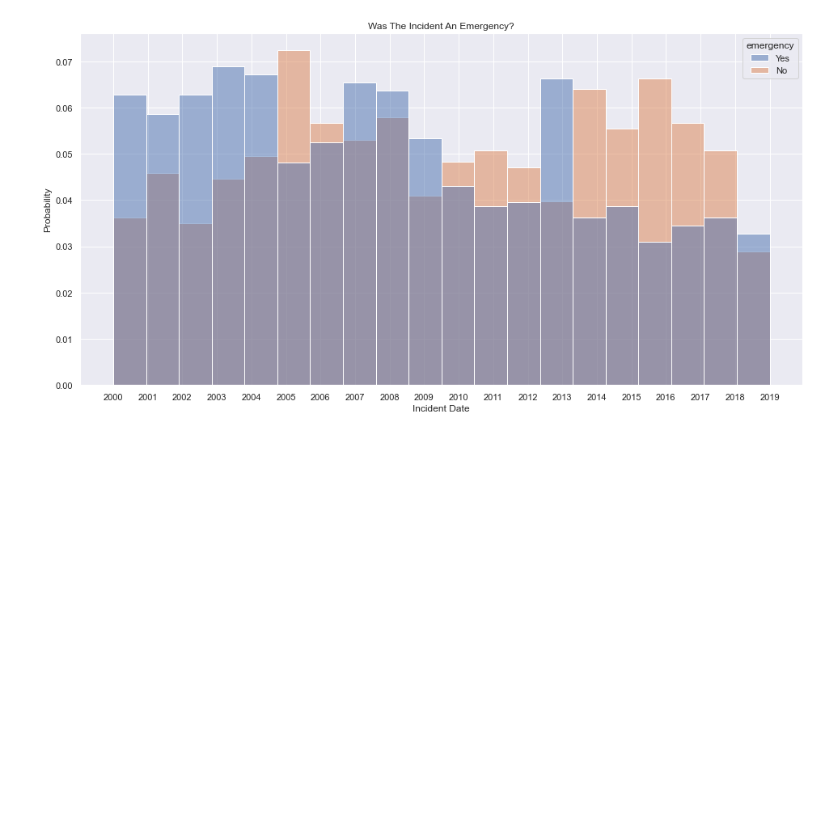
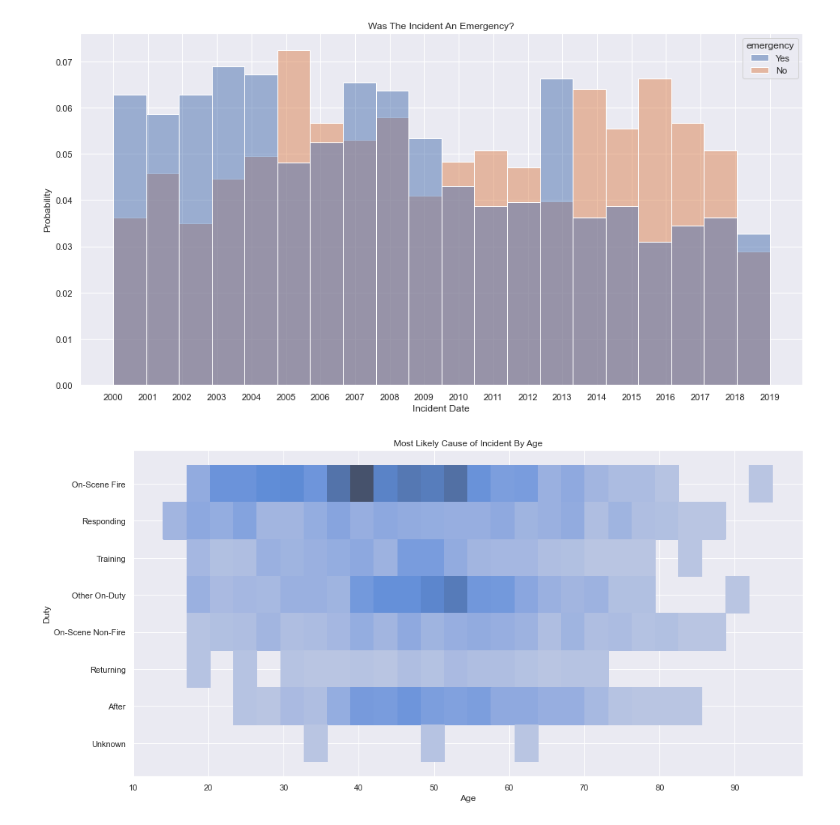
Before and after one commit to abcjamesjordan/firefigher_fatalities, a Jupyter notebook: ff_analysis.ipynb, the cells around one changed output. Drawn from its saved outputs; the diff is of its cells as text; code cells hidden in the pictures; blank space fills up the shorter version.

```diff
--- a/ff_analysis.ipynb
+++ b/ff_analysis.ipynb
@@ -552,3 +552,13 @@ plt.xticks(years);
 # plt.savefig('images/emergency_vs_incident_date.png', bbox_inches='tight')
 # %% [output]
 [figure]
+# %%
+age_df = df[df['age'] != -99]
+g = plt.figure(figsize=(16, 8))
+sns.histplot(data=age_df, x='age', y='duty', common_norm=False)
+plt.title('Most Likely Cause of Incident By Age')
+plt.xlabel('Age')
+plt.ylabel('Duty');
+# plt.savefig('images/age_vs_duty.png', bbox_inches='tight')
+# %% [output]
+[figure, added]
```
Also changed, not shown: parts of 15 cells of this notebook, 6 other files.
